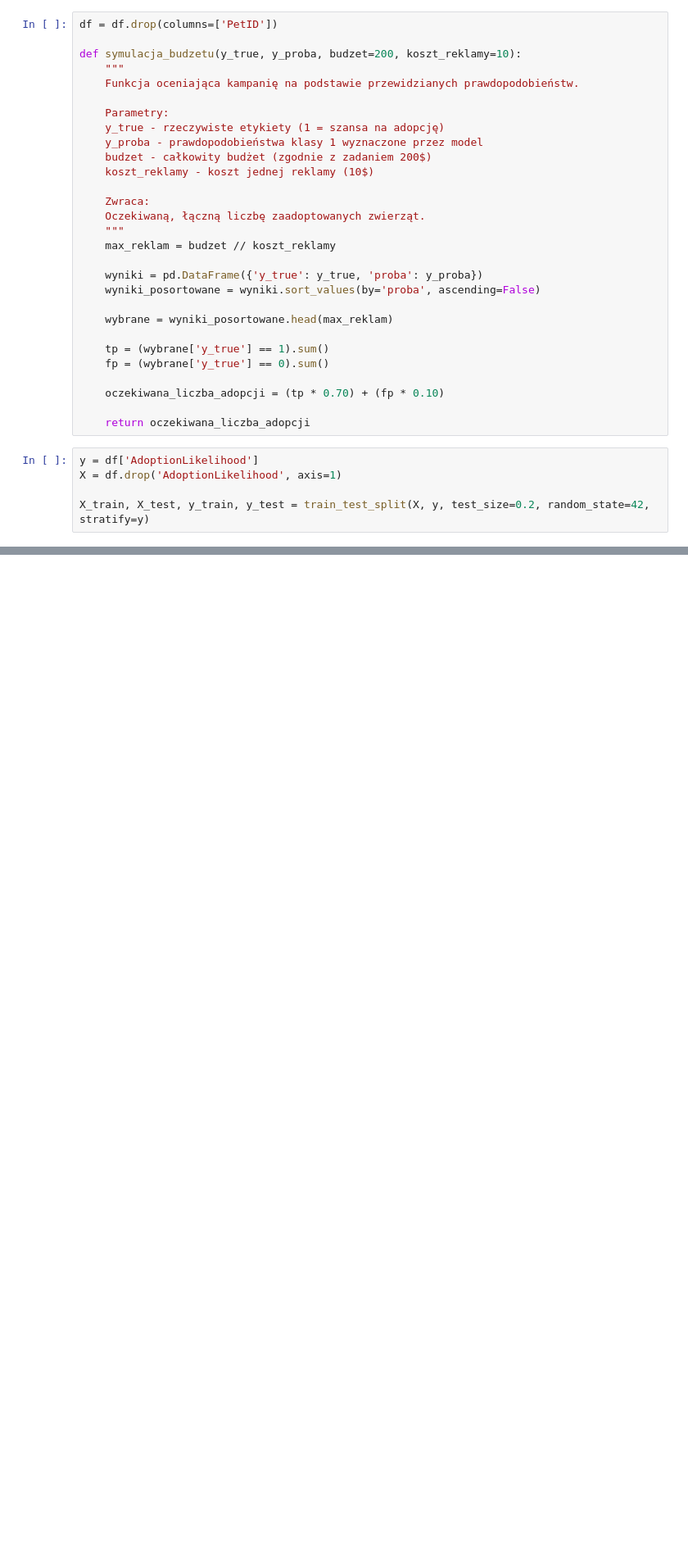
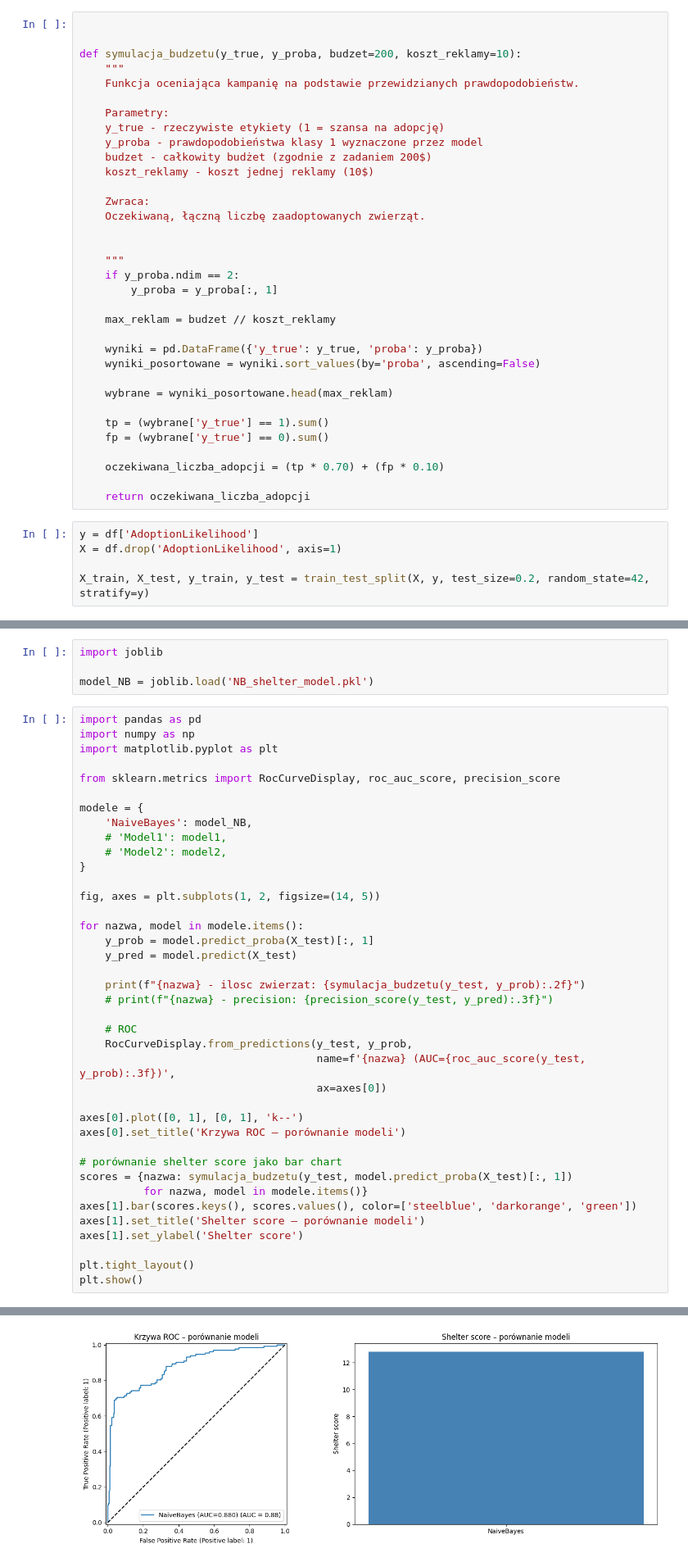
Before and after one commit to Zajecia-na-PWr-LR/lista-4-projekt-grupowy-lematy, a Jupyter notebook: EDA.ipynb, the cells around one changed output, grey strips where cells are left out. Shown at 82% size. Cells and saved outputs as stored; diff of their text form; blank space fills up the shorter version.

```diff
--- a/EDA.ipynb
+++ b/EDA.ipynb
@@ -52,7 +54,7 @@ plt.show()
 # %% [output]
 [figure]
 # %%
-df = df.drop(columns=['PetID'])
+
 
 def symulacja_budzetu(y_true, y_proba, budzet=200, koszt_reklamy=10):
     """
@@ -66,7 +68,12 @@ def symulacja_budzetu(y_true, y_proba, budzet=200, koszt_reklamy=10):
 
     Zwraca:
     Oczekiwaną, łączną liczbę zaadoptowanych zwierząt.
+
+
     """
+    if y_proba.ndim == 2:
+        y_proba = y_proba[:, 1]
+
     max_reklam = budzet // koszt_reklamy
 
     wyniki = pd.DataFrame({'y_true': y_true, 'proba': y_proba})
@@ -87,0 +97,44 @@ X_train, X_test, y_train, y_test = train_test_split(X, y, test_size=0.2, random_
+# %%
+import joblib
+
+model_NB = joblib.load('NB_shelter_model.pkl')
+# %%
+import pandas as pd
+import numpy as np
+import matplotlib.pyplot as plt
+
+from sklearn.metrics import RocCurveDisplay, roc_auc_score, precision_score
+
+modele = {
+    'NaiveBayes': model_NB,
+    # 'Model1': model1,
+    # 'Model2': model2,
+}
+
+fig, axes = plt.subplots(1, 2, figsize=(14, 5))
+
+for nazwa, model in modele.items():
+    y_prob = model.predict_proba(X_test)[:, 1]
+    y_pred = model.predict(X_test)
+
+    print(f"{nazwa} - ilosc zwierzat: {symulacja_budzetu(y_test, y_prob):.2f}")
+    # print(f"{nazwa} - precision: {precision_score(y_test, y_pred):.3f}")
+
+    # ROC
+    RocCurveDisplay.from_predictions(y_test, y_prob,
+                                     name=f'{nazwa} (AUC={roc_auc_score(y_test, y_prob):.3f})',
+                                     ax=axes[0])
+
+axes[0].plot([0, 1], [0, 1], 'k--')
+axes[0].set_title('Krzywa ROC – porównanie modeli')
+
+# porównanie shelter score jako bar chart
+scores = {nazwa: symulacja_budzetu(y_test, model.predict_proba(X_test)[:, 1])
+          for nazwa, model in modele.items()}
+axes[1].bar(scores.keys(), scores.values(), color=['steelblue', 'darkorange', 'green'])
+axes[1].set_title('Shelter score – porównanie modeli')
+axes[1].set_ylabel('Shelter score')
+
+plt.tight_layout()
+plt.show()
+# %% [output]
@@ -87,0 +142 @@ X_train, X_test, y_train, y_test = train_test_split(X, y, test_size=0.2, random_
+[figure, added]
```
Also changed, not shown: parts of 3 cells of this notebook, 2 other files.
